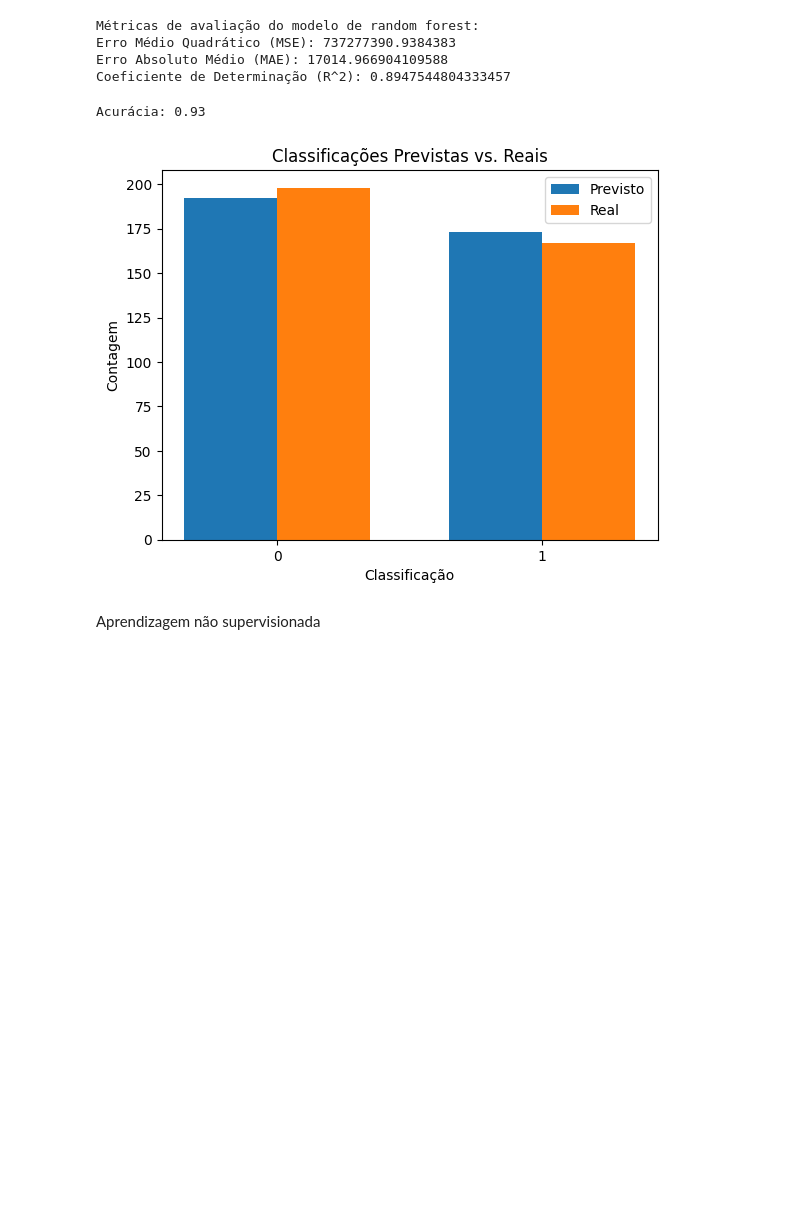
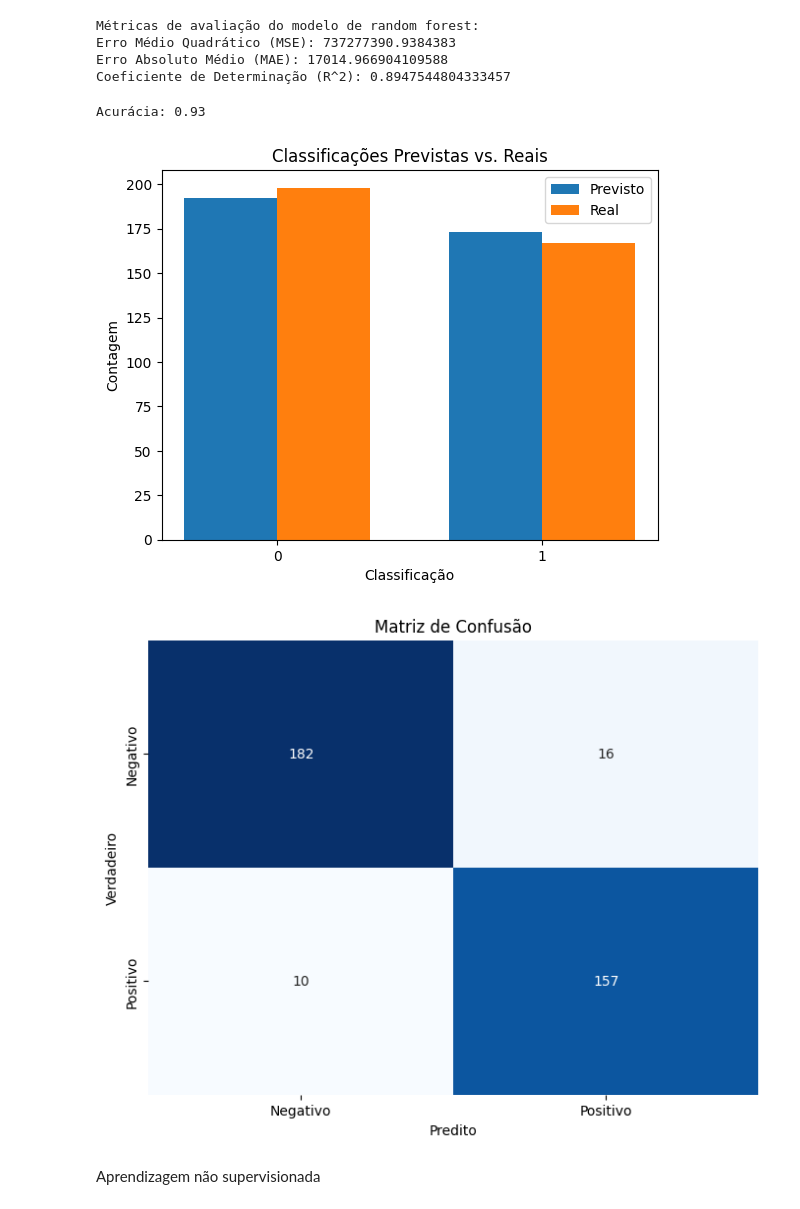
Before and after one commit to DanielMarinhoFerreira/C3, a Jupyter notebook: Avaliacao_-_C3.ipynb, the cells around one changed output. Cells and saved outputs as stored; diff of their text form; code cells hidden in the pictures; blank space fills up the shorter version.

```diff
--- a/Avaliacao_-_C3.ipynb
+++ b/Avaliacao_-_C3.ipynb
@@ -267,13 +269,15 @@ Erro Médio Quadrático (MSE): 737277390.9384383
 Erro Absoluto Médio (MAE): 17014.966904109588
 Coeficiente de Determinação (R^2): 0.8947544804333457
 # %%
+
 # Definir a variável alvo como uma variável binária
-train['SalePrice'] = train['SalePrice'].apply(lambda x: 1 if x > train['SalePrice'].median() else 0)
+train_alvo = train.copy()
+train_alvo['SalePrice'] = train['SalePrice'].apply(lambda x: 1 if x > train_alvo['SalePrice'].median() else 0)
 
 # Selecionar as colunas relevantes para a classificação
 features = ['OverallQual', 'GrLivArea', 'GarageCars', 'GarageArea', 'TotalBsmtSF', '1stFlrSF', 'FullBath', 'TotRmsAbvGrd', 'YearBuilt', 'YearRemodAdd']
 X = train[features]
-y = train['SalePrice']
+y = train_alvo['SalePrice']
 
 # Pré-processar as variáveis categóricas usando codificação one-hot
 X = pd.get_dummies(X)
@@ -294,33 +298,47 @@ print("Acurácia: %.2f" % accuracy)
 
 # Calcular as contagens de classificações previstas e reais
 unique_labels = np.unique(y_test)
 predicted_counts = np.bincount(y_pred)
 true_counts = np.bincount(y_test)
 
 # Configurar as posições das barras no gráfico
 x = np.arange(len(unique_labels))
 width = 0.35
 
 # Plotar as barras para as classificações previstas
 fig, ax = plt.subplots()
 ax.bar(x - width/2, predicted_counts, width, label='Previsto')
 
 # Plotar as barras para as classificações reais
 ax.bar(x + width/2, true_counts, width, label='Real')
 
+# Calcular a matriz de confusão
+confusion = confusion_matrix(y_test, y_pred)
+
 # Configurar o eixo x e as legendas
 ax.set_xticks(x)
 ax.set_xticklabels(unique_labels)
 ax.set_xlabel('Classificação')
 ax.set_ylabel('Contagem')
 ax.set_title('Classificações Previstas vs. Reais')
 ax.legend()
 
 # Exibir o gráfico
 plt.show()
+
+# Plotar a matriz de confusão
+plt.figure(figsize=(8, 6))
+sns.heatmap(confusion, annot=True, fmt='d', cmap='Blues', cbar=False)
+plt.title('Matriz de Confusão')
+plt.xlabel('Predito')
+plt.ylabel('Verdadeiro')
+plt.xticks([0.5, 1.5], ['Negativo', 'Positivo'])
+plt.yticks([0.5, 1.5], ['Negativo', 'Positivo'])
+plt.show()
 # %% [output]
 Acurácia: 0.93
 [figure]
+[figure, added]
 # %% [markdown]
 Aprendizagem não supervisionada
 # %%
```
Also changed, not shown: parts of 6 cells of this notebook.
